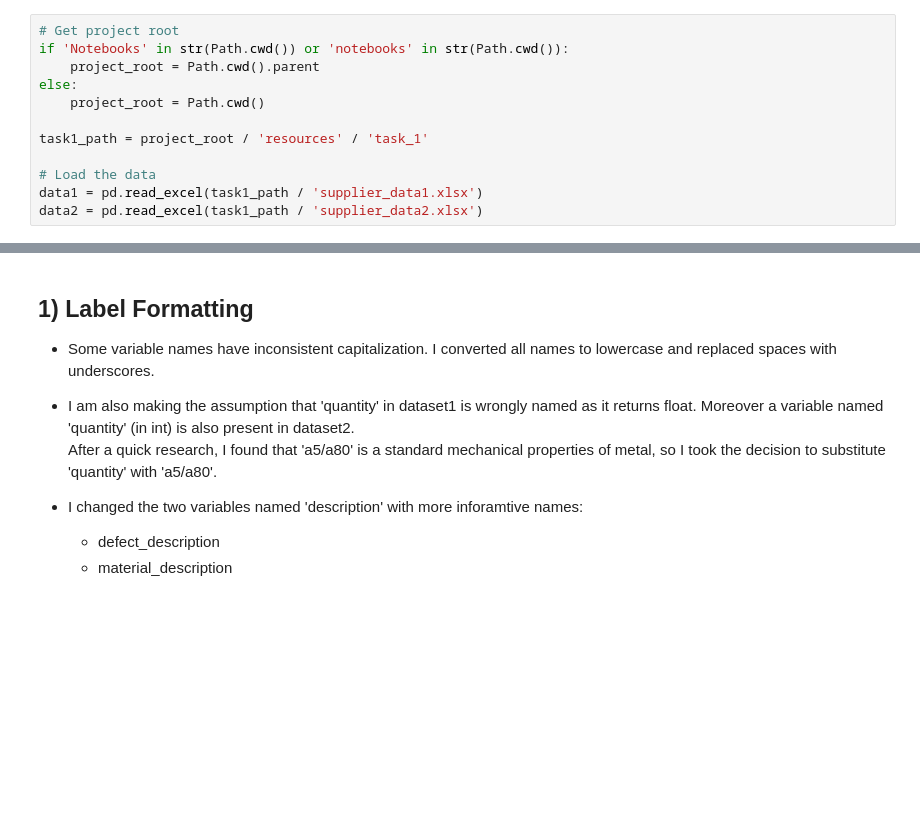
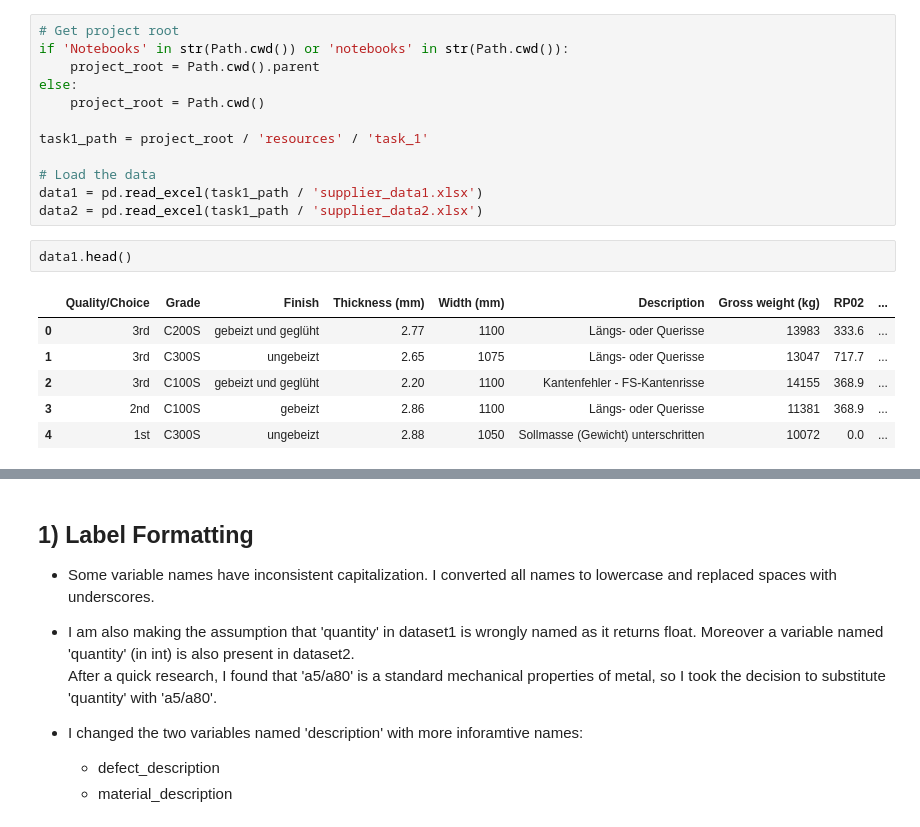
Before and after one commit to DavidePanza/VanillaSteel_CaseStudy, a Jupyter notebook: Notebooks/task_1.ipynb, the cells around one changed output, grey strips where cells are left out. Saved outputs shown, nothing was run; the diff lists cells and outputs as text; blank space fills up the shorter version.

```diff
--- a/Notebooks/task_1.ipynb
+++ b/Notebooks/task_1.ipynb
@@ -19,3 +20,12 @@ task1_path = project_root / 'resources' / 'task_1'
 # Load the data
 data1 = pd.read_excel(task1_path / 'supplier_data1.xlsx')
 data2 = pd.read_excel(task1_path / 'supplier_data2.xlsx')
+# %%
+data1.head()
+# %% [output]
+|  | Quality/Choice | Grade | Finish | Thickness (mm) | Width (mm) | Description | Gross weight (kg) | RP02 | ... |
+| 0 | 3rd | C200S | gebeizt und geglüht | 2.77 | 1100 | Längs- oder Querisse | 13983 | 333.6 | ... |
+| 1 | 3rd | C300S | ungebeizt | 2.65 | 1075 | Längs- oder Querisse | 13047 | 717.7 | ... |
+| 2 | 3rd | C100S | gebeizt und geglüht | 2.20 | 1100 | Kantenfehler - FS-Kantenrisse | 14155 | 368.9 | ... |
+| 3 | 2nd | C100S | gebeizt | 2.86 | 1100 | Längs- oder Querisse | 11381 | 368.9 | ... |
+| 4 | 1st | C300S | ungebeizt | 2.88 | 1050 | Sollmasse (Gewicht) unterschritten | 10072 | 0.0 | ... |
```
Also changed, not shown: parts of 9 cells of this notebook.
